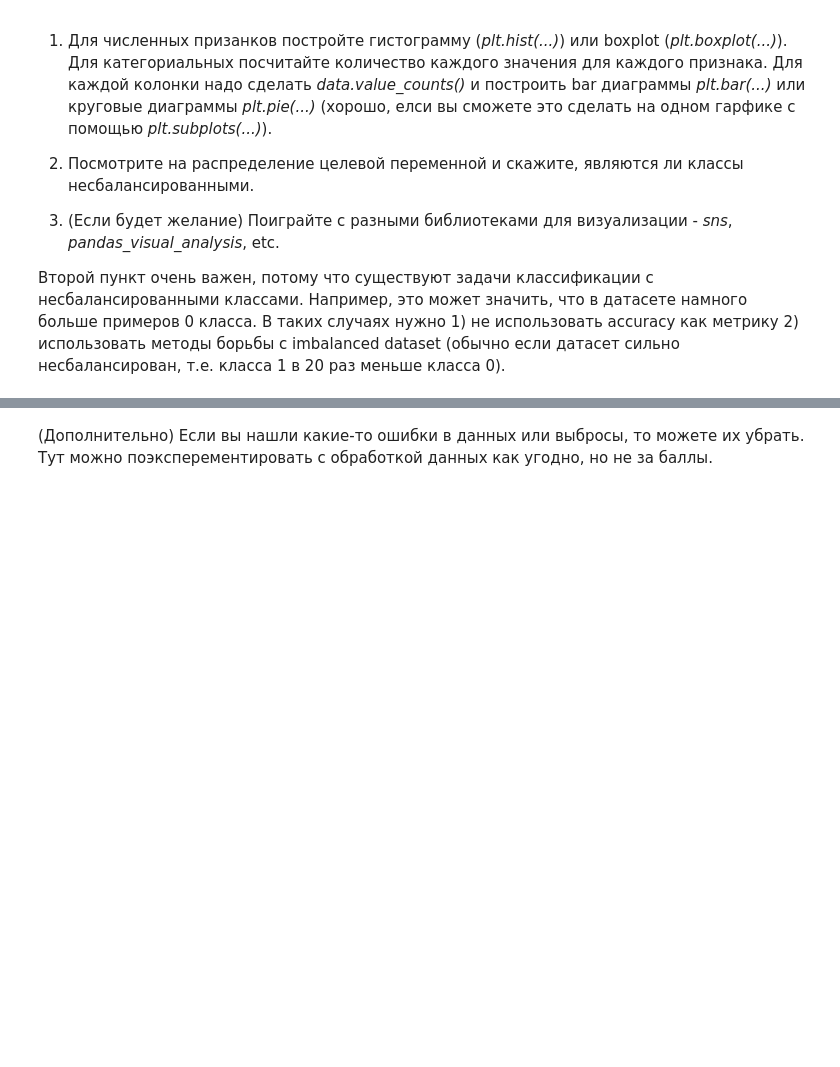
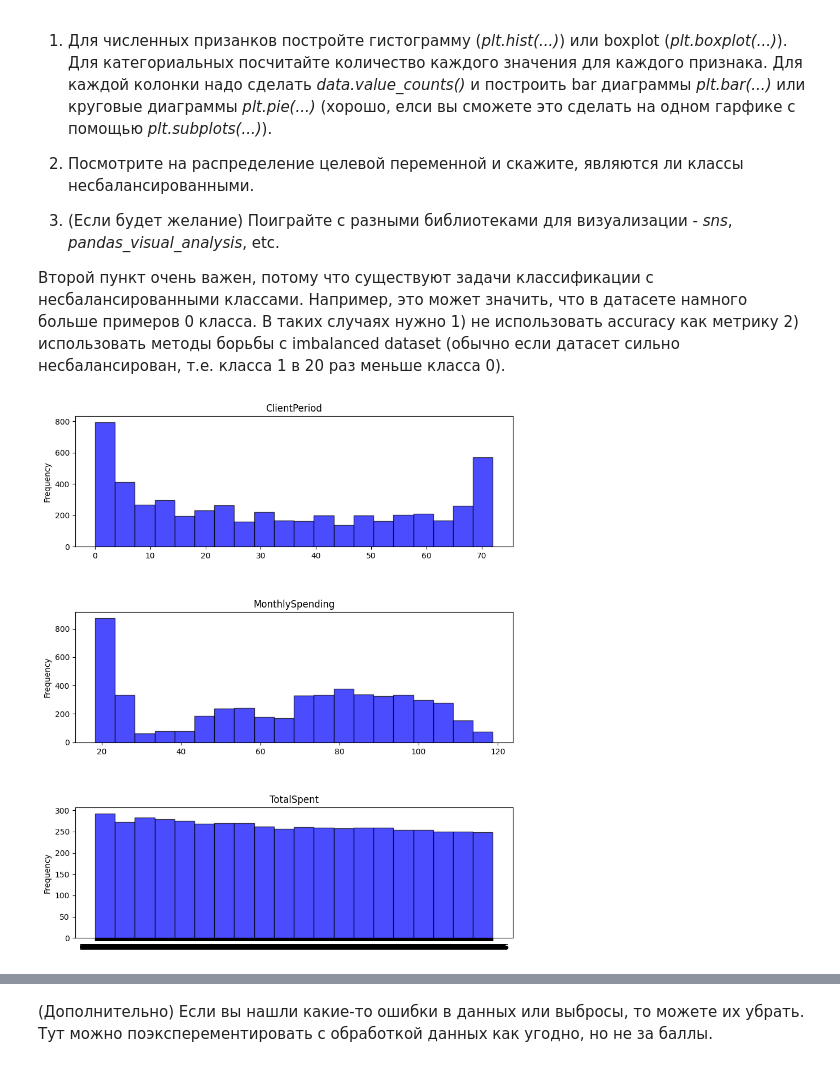
Before and after one commit to MisterHaid/AI_projects, a Jupyter notebook: week_03_composition_model_selection/Homework/hw_3_kaggle.ipynb, the cells around one changed output, grey strips where cells are left out. Drawn from its saved outputs; the diff is of its cells as text; code cells hidden in the pictures; blank space fills up the shorter version.

```diff
--- a/week_03_composition_model_selection/Homework/hw_3_kaggle.ipynb
+++ b/week_03_composition_model_selection/Homework/hw_3_kaggle.ipynb
@@ -113,5 +119,5 @@ To: /content/train.csv
 # %%
-data = pd.read_csv('./train.csv')
+df = pd.read_csv('./train.csv')
 # %%
 # Для вашего удобства списки с именами разных колонок
 
@@ -160,0 +211,10 @@ target_col = 'Churn'
+# %%
+
+fig, axes = plt.subplots(len(num_cols), 1, figsize=(10, len(num_cols)*4))
+plt.subplots_adjust(hspace=0.5, wspace=0.3)
+for i, col in enumerate(num_cols):
+    axes[i].hist(df[col], bins=20, alpha=0.7, color='blue', edgecolor='black')
+    axes[i].set_title(f'{col}')
+    axes[i].set_ylabel('Frequency')
+# %% [output]
+[figure, added]
```
Also changed, not shown: parts of 15 cells of this notebook.
